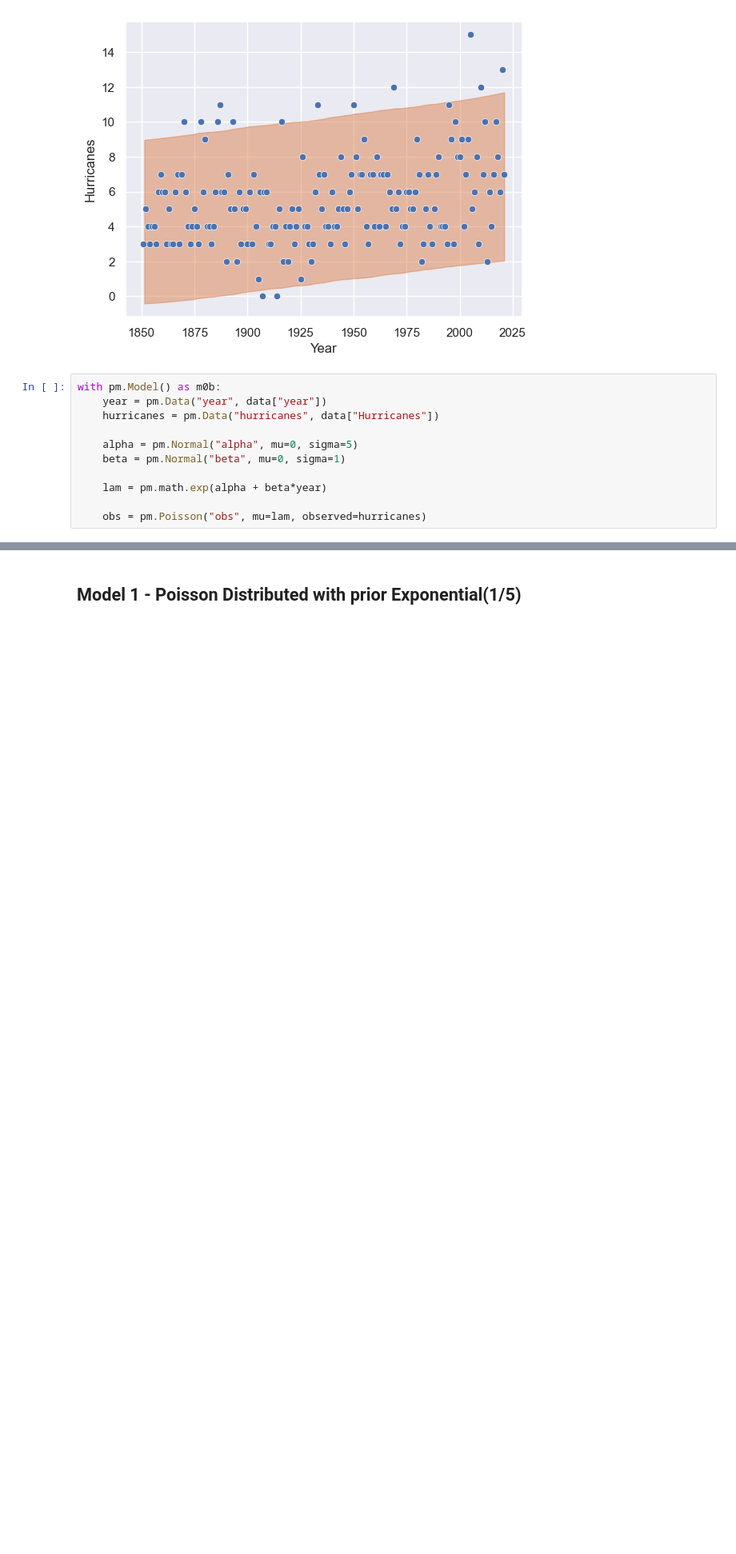
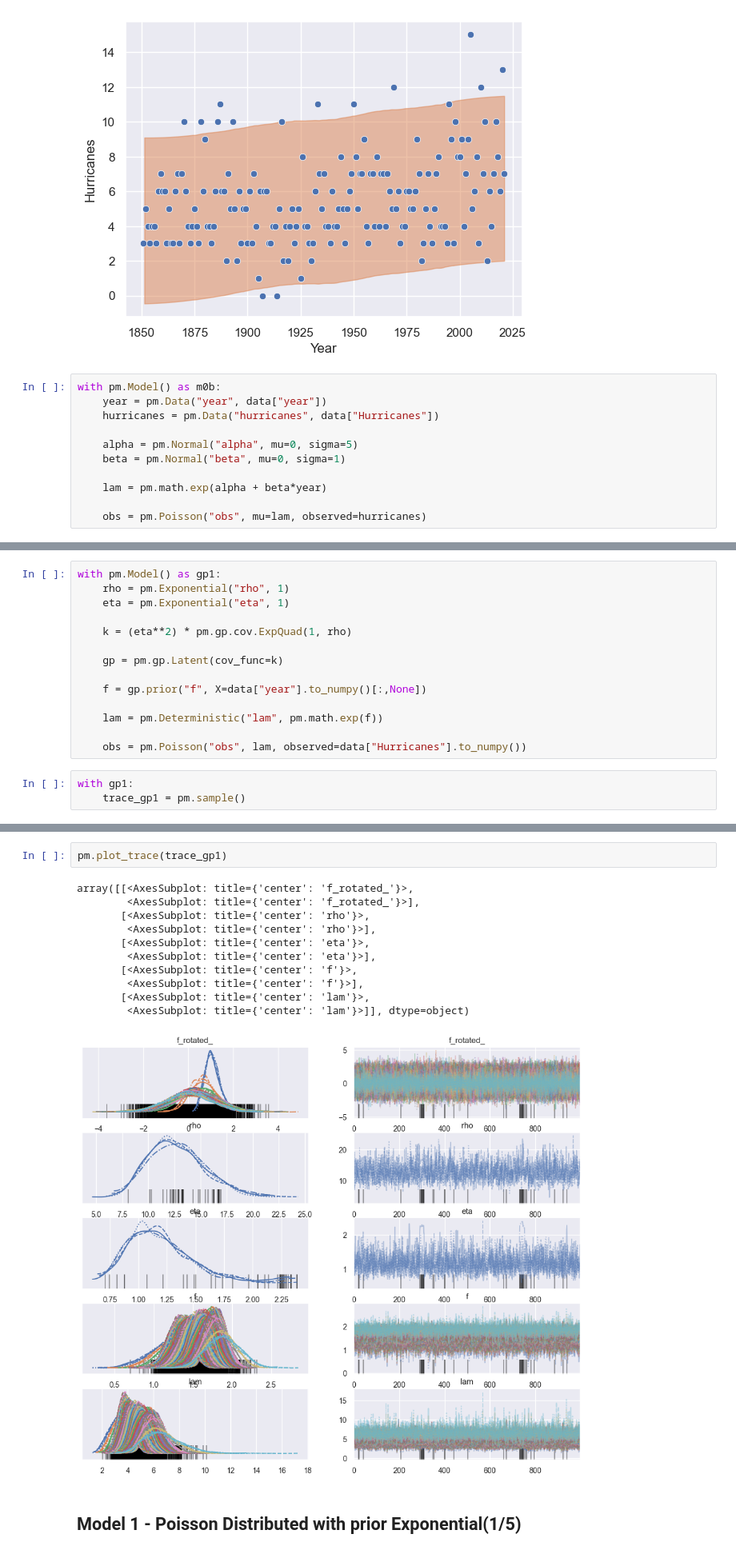
Before and after one commit to btbyrnes/bayesian_notebooks, a Jupyter notebook: hurricanes.ipynb, the cells around one changed output, grey strips where cells are left out. Shown at 80% size. Cells and saved outputs as stored; diff of their text form; blank space fills up the shorter version.

```diff
--- a/hurricanes.ipynb
+++ b/hurricanes.ipynb
@@ -115,0 +137,17 @@ sns.scatterplot(data, x="Year", y="Hurricanes")
+# %%
+with pm.Model() as gp1:
+    rho = pm.Exponential("rho", 1)
+    eta = pm.Exponential("eta", 1)
+
+    k = (eta**2) * pm.gp.cov.ExpQuad(1, rho)
+
+    gp = pm.gp.Latent(cov_func=k)
+
+    f = gp.prior("f", X=data["year"].to_numpy()[:,None])
+
+    lam = pm.Deterministic("lam", pm.math.exp(f))
+
+    obs = pm.Poisson("obs", lam, observed=data["Hurricanes"].to_numpy())
+# %%
+with gp1:
+    trace_gp1 = pm.sample()
@@ -116,3 +165,17 @@ sns.scatterplot(data, x="Year", y="Hurricanes")
+# %%
+pm.plot_trace(trace_gp1)
+# %% [output]
+array([[<AxesSubplot: title={'center': 'f_rotated_'}>,
+        <AxesSubplot: title={'center': 'f_rotated_'}>],
+       [<AxesSubplot: title={'center': 'rho'}>,
+        <AxesSubplot: title={'center': 'rho'}>],
+       [<AxesSubplot: title={'center': 'eta'}>,
+        <AxesSubplot: title={'center': 'eta'}>],
+       [<AxesSubplot: title={'center': 'f'}>,
+        <AxesSubplot: title={'center': 'f'}>],
+       [<AxesSubplot: title={'center': 'lam'}>,
+        <AxesSubplot: title={'center': 'lam'}>]], dtype=object)
+[figure, added]
 # %% [markdown]
 ## Model 1 - Poisson Distributed with prior Exponential(1/5)
 # %%
```
Also changed, not shown: parts of 9 cells of this notebook, 3 other files.
